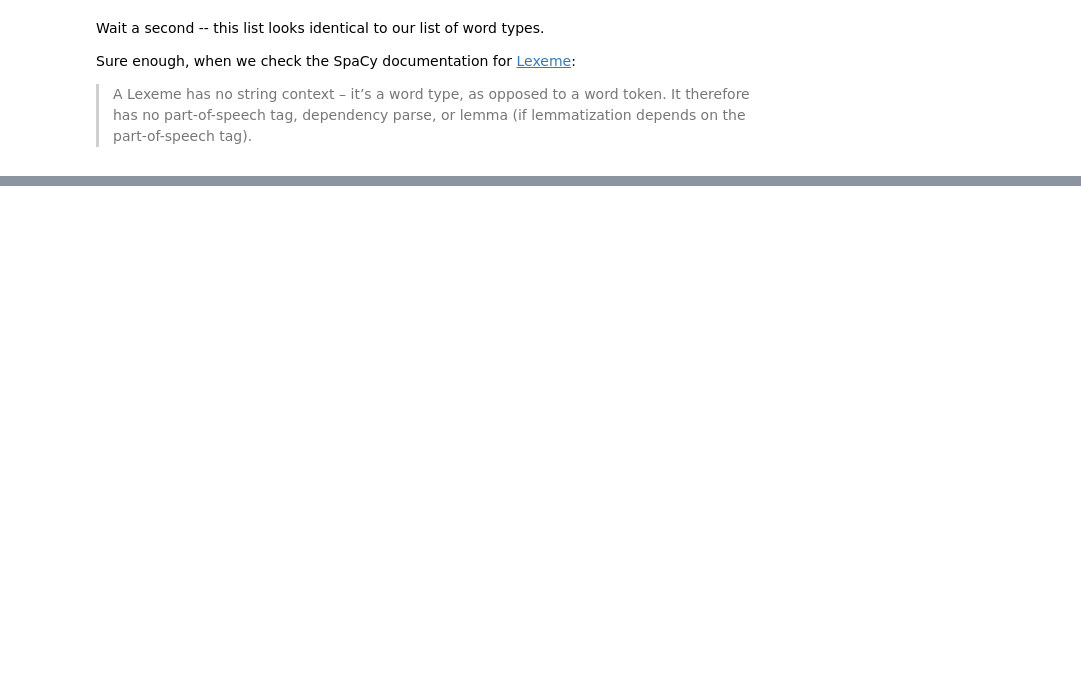
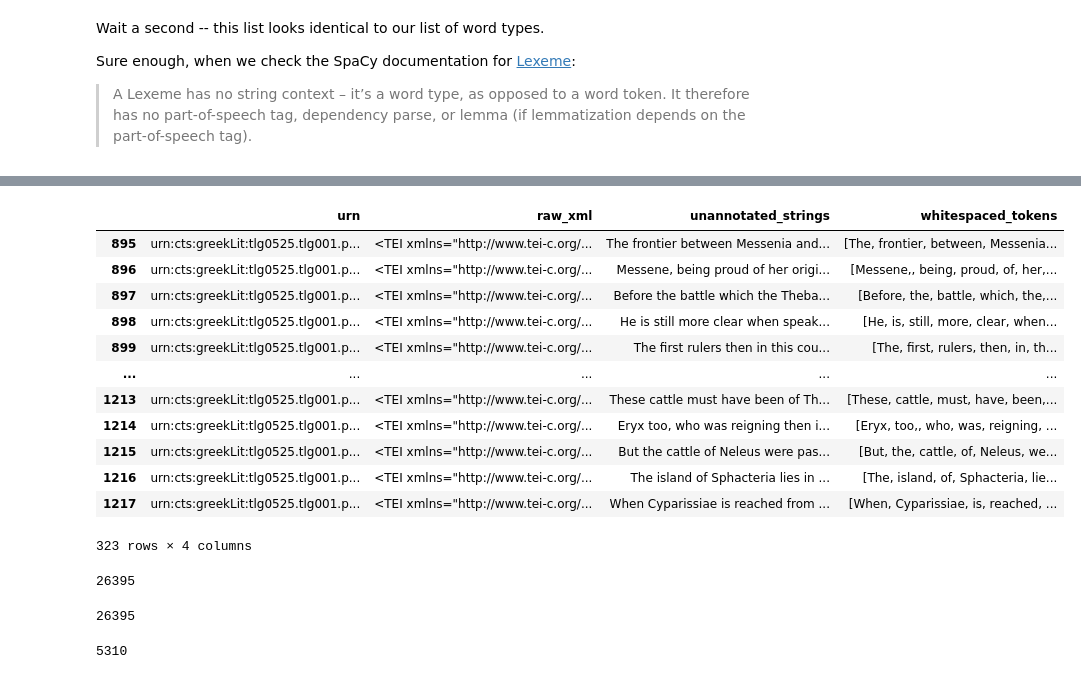
Before and after one commit to Tufts-2024-Quant-Text-Analysis/intro-text-analysis, a Jupyter notebook: week-02/week-02.ipynb, the cells around one changed output, grey strips where cells are left out. Drawn from its saved outputs; the diff is of its cells as text; code cells hidden in the pictures; blank space fills up the shorter version.

```diff
--- a/week-02/week-02.ipynb
+++ b/week-02/week-02.ipynb
@@ -384,0 +539,24 @@ Sure enough, when we check the SpaCy documentation for [Lexeme](https://spacy.io
+# %%
+from MyCapytain.resources.texts.local.capitains.cts import CapitainsCtsText
+import pandas as pd
+
+with open("../tei/tlg0525.tlg001.perseus-eng2.xml") as f:
+    text = CapitainsCtsText(urn="urn:cts:greekLit:tlg0525.tlg001.perseus-eng2", resource=f)
+
+from lxml import etree
+from MyCapytain.common.constants import Mimetypes
+
+urns = []
+raw_xmls = []
+unannotated_strings = []
+
+for ref in text.getReffs(level=len(text.citation)):
+    urn = f"{text.urn}:{ref}"
+    node = text.getTextualNode(ref)
+    raw_xml = node.export(Mimetypes.XML.TEI)
+    tree = node.export(Mimetypes.PYTHON.ETREE)
+    s = etree.tostring(tree, encoding="unicode", method="text")
+
+    urns.append(urn)
+    raw_xmls.append(raw_xml)
+    unannotated_strings.append(s)
@@ -384,0 +572,47 @@ Sure enough, when we check the SpaCy documentation for [Lexeme](https://spacy.io
+# %%
+d = {
+    "urn": pd.Series(urns, dtype="string"),
+    "raw_xml": raw_xmls,
+    "unannotated_strings": pd.Series(unannotated_strings, dtype="string")
+}
+pausanias_df = pd.DataFrame(d)
+
+def get_book_of_pausanias(df: pd.DataFrame, book_n: int):
+    return df[df['urn'].str.startswith(f"urn:cts:greekLit:tlg0525.tlg001.perseus-eng2:{book_n}")]
+
+
+pausanias_df = get_book_of_pausanias(pausanias_df, 4)
+ #here, i added 'pausanias_df =' because it had to be defined as book 4
+ #i hope i did it right
+
+pausanias_df['whitespaced_tokens'] = pausanias_df['unannotated_strings'].str.split()
+
+pausanias_df
+# %% [output]
+|  | urn | raw_xml | unannotated_strings | whitespaced_tokens |
+| 895 | urn:cts:greekLit:tlg0525.tlg001.p... | <TEI xmlns="http://www.tei-c.org/... | The frontier between Messenia and... | [The, frontier, between, Messenia... |
+| 896 | urn:cts:greekLit:tlg0525.tlg001.p... | <TEI xmlns="http://www.tei-c.org/... | Messene, being proud of her origi... | [Messene,, being, proud, of, her,... |
+| 897 | urn:cts:greekLit:tlg0525.tlg001.p... | <TEI xmlns="http://www.tei-c.org/... | Before the battle which the Theba... | [Before, the, battle, which, the,... |
+| 898 | urn:cts:greekLit:tlg0525.tlg001.p... | <TEI xmlns="http://www.tei-c.org/... | He is still more clear when speak... | [He, is, still, more, clear, when... |
+| 899 | urn:cts:greekLit:tlg0525.tlg001.p... | <TEI xmlns="http://www.tei-c.org/... | The first rulers then in this cou... | [The, first, rulers, then, in, th... |
+| ... | ... | ... | ... | ... |
+| 1213 | urn:cts:greekLit:tlg0525.tlg001.p... | <TEI xmlns="http://www.tei-c.org/... | These cattle must have been of Th... | [These, cattle, must, have, been,... |
+| 1214 | urn:cts:greekLit:tlg0525.tlg001.p... | <TEI xmlns="http://www.tei-c.org/... | Eryx too, who was reigning then i... | [Eryx, too,, who, was, reigning, ... |
+| 1215 | urn:cts:greekLit:tlg0525.tlg001.p... | <TEI xmlns="http://www.tei-c.org/... | But the cattle of Neleus were pas... | [But, the, cattle, of, Neleus, we... |
+| 1216 | urn:cts:greekLit:tlg0525.tlg001.p... | <TEI xmlns="http://www.tei-c.org/... | The island of Sphacteria lies in ... | [The, island, of, Sphacteria, lie... |
+| 1217 | urn:cts:greekLit:tlg0525.tlg001.p... | <TEI xmlns="http://www.tei-c.org/... | When Cyparissiae is reached from ... | [When, Cyparissiae, is, reached, ... |
+323 rows × 4 columns
+# %%
+sum(len(ts) for ts in pausanias_df['whitespaced_tokens'])
+# %% [output]
+26395
+# %%
+#doing it in Pandas
+pausanias_df['whitespaced_tokens'].explode().count()
+# %% [output]
+26395
+# %%
+#types in book 4
+len(pausanias_df['whitespaced_tokens'].explode().unique())
+# %% [output]
+5310
```
Also changed, not shown: parts of 30 cells of this notebook, 1 other file.
